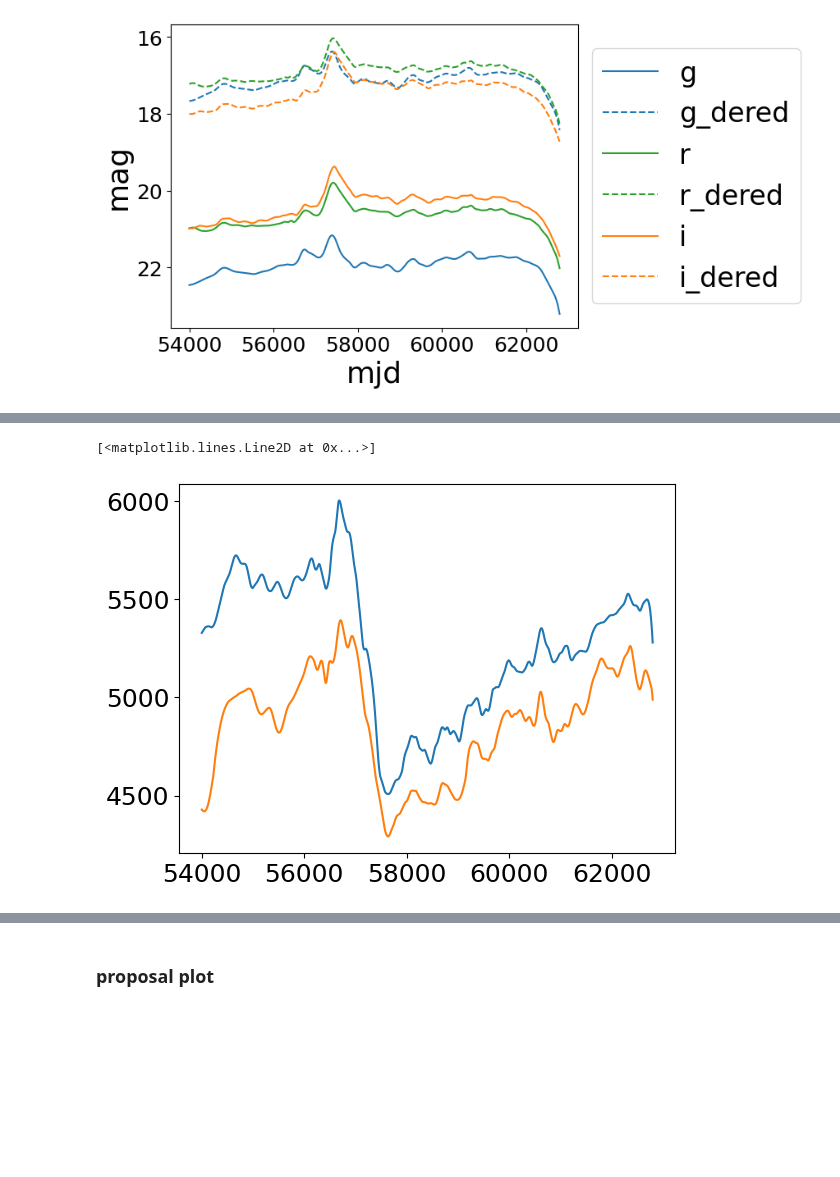
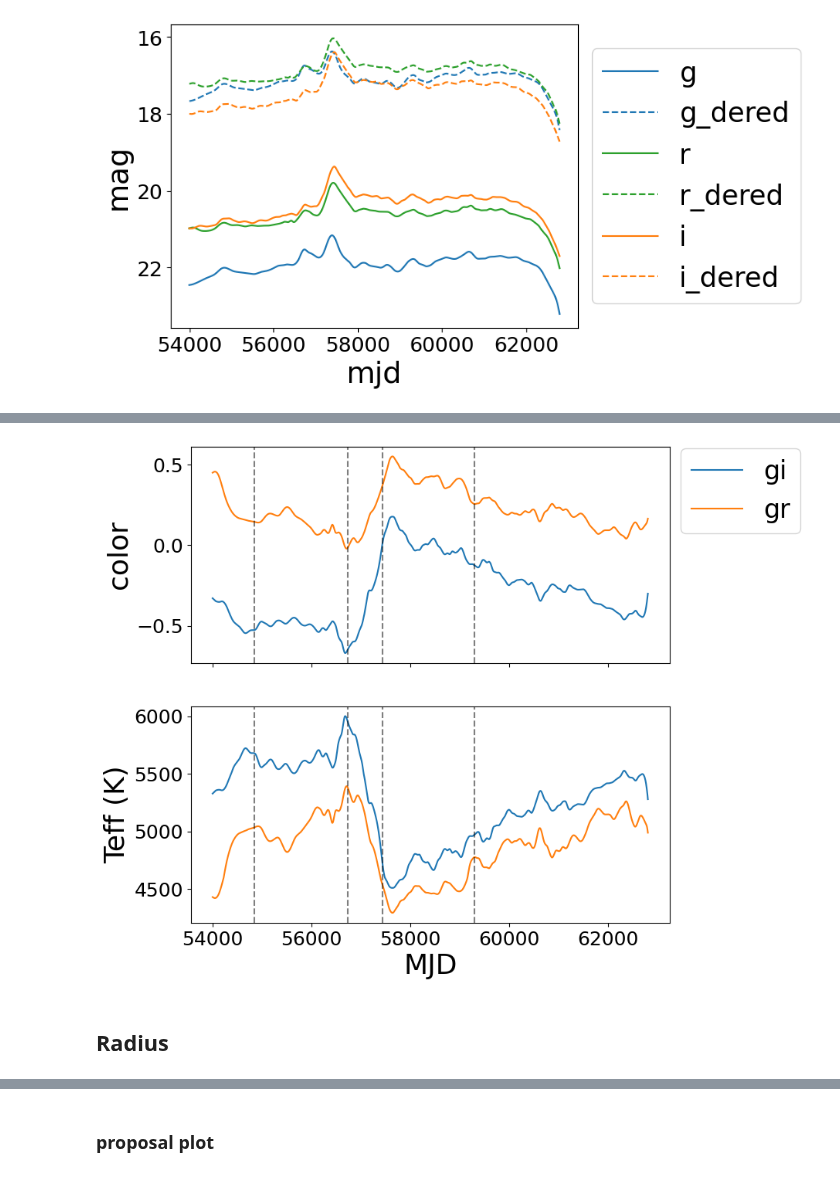
Before and after one commit to xiaolng/EtaCarEchoes, a Jupyter notebook: old_vers1/color_to_Teff_Pickle.ipynb, the cells around one changed output, grey strips where cells are left out. Drawn from its saved outputs; the diff is of its cells as text; code cells hidden in the pictures; blank space fills up the shorter version.

```diff
--- a/old_vers1/color_to_Teff_Pickle.ipynb
+++ b/old_vers1/color_to_Teff_Pickle.ipynb
@@ -50,7 +53,7 @@ def pickles_gi_calibration(filters, teffs, wave, flux):
     return tgrid, gi0
 # %%
 def pickles_gr_calibration(filters, teffs, wave, flux):
-    """Intrinsic (g-r)_0 vs Teff for Pickles I (monotonic, cooler = redder)."""
+    """Intrinsic (g-i)_0 vs Teff for Pickles I (monotonic, cooler = redder)."""
     tgrid = np.linspace(4000.0, 9000.0, 251)
     gr0 = np.empty_like(tgrid)
     for i, t in enumerate(tgrid):
@@ -61,6 +64,19 @@ def pickles_gr_calibration(filters, teffs, wave, flux):
     if not np.all(np.diff(gi0) < 0):
         raise RuntimeError("Pickles g-i is not monotonic in Teff")
     return tgrid, gr0
+# %%
+def pickles_ri_calibration(filters, teffs, wave, flux):
+    """Intrinsic (g-i)_0 vs Teff for Pickles I (monotonic, cooler = redder)."""
+    tgrid = np.linspace(4000.0, 9000.0, 251)
+    ri0 = np.empty_like(tgrid)
+    for i, t in enumerate(tgrid):
+        tmpl = jm.interp_template(float(t), teffs, flux)
+        sr, _ = ps.band_signal(wave, tmpl, filters["r"], min_cov=0.7)
+        si, _ = ps.band_signal(wave, tmpl, filters["i"], min_cov=0.7)
+        ri0[i] = -2.5 * np.log10(sr / si)
+    if not np.all(np.diff(gi0) < 0):
+        raise RuntimeError("Pickles g-i is not monotonic in Teff")
+    return tgrid, ri0
 # %%
 def band_extinctions(filters, teffs, wave, flux, ebv: float, rv: float = RV) -> dict[str, float]:
     """A_λ through each DECam band for a 5411 K Pickles I continuum."""
@@ -123,5 +142,6 @@ Text(0.5, 0, '')
 # replace np.trapezoid with np.trapz for older numpy version
 tgrid, gi0 = pickles_gi_calibration(filters, teffs, wave, flux)
 
+tgrid, gr0 = pickles_gr_calibration(filters, teffs, wave, flux)
 
-tgrid, gr0 = pickles_gr_calibration(filters, teffs, wave, flux)
+tgrid, ri0 = pickles_ri_calibration(filters, teffs, wave, flux)
@@ -287,16 +293,40 @@ plt.plot(gi_dered)
 # %%
-plt.plot(t_ran, teff_gi)
-plt.plot(t_ran, teff_gr)
+
+fig, axs = plt.subplots(2, 1, sharex=True, figsize=(8, 8))
+
+
+ax = axs[1]
+ax.plot(t_ran, teff_gi, label='gi')
+ax.plot(t_ran, teff_gr, label='gr')
+ax.set_xlabel('MJD')
+ax.set_ylabel('Teff (K)')
+
+#-------------------
+ax = axs[0]
+ax.plot(t_ran, gi_dered, label='gi')
+ax.plot(t_ran, gr_dered, label='gr')
+#plt.plot(t_ran, teff_ri, label='ri')
 
 #plt.legend(loc='center left', bbox_to_anchor=(1, 0.5))
 #
 #plt.xlabel('mjd')
 #plt.ylabel('T(K)')
 #
 #plt.axvline( 54850, color='k', ls='--', alpha=0.5)
 #plt.axvline( 56740, color='k', ls='--', alpha=0.5)
 #plt.axvline( 57430, color='k', ls='--', alpha=0.5)
 #plt.axvline( 59300, color='k', ls='--', alpha=0.5)
+
+ax.legend(loc='upper right', bbox_to_anchor=(1.3, 1.05))
+ax.set_ylabel('color')
+
+#--------
+for ax in axs:
+    ax.axvline(54850, color='k', ls='--', alpha=0.5)
+    ax.axvline(56740, color='k', ls='--', alpha=0.5)
+    ax.axvline(57430, color='k', ls='--', alpha=0.5)
+    ax.axvline(59300, color='k', ls='--', alpha=0.5)
 # %% [output]
-[<matplotlib.lines.Line2D at 0x...>]
-[figure, old version]
+[figure, new version]
+# %% [markdown]
+## Radius
```
Also changed, not shown: parts of 28 cells of this notebook, 9 other files.
